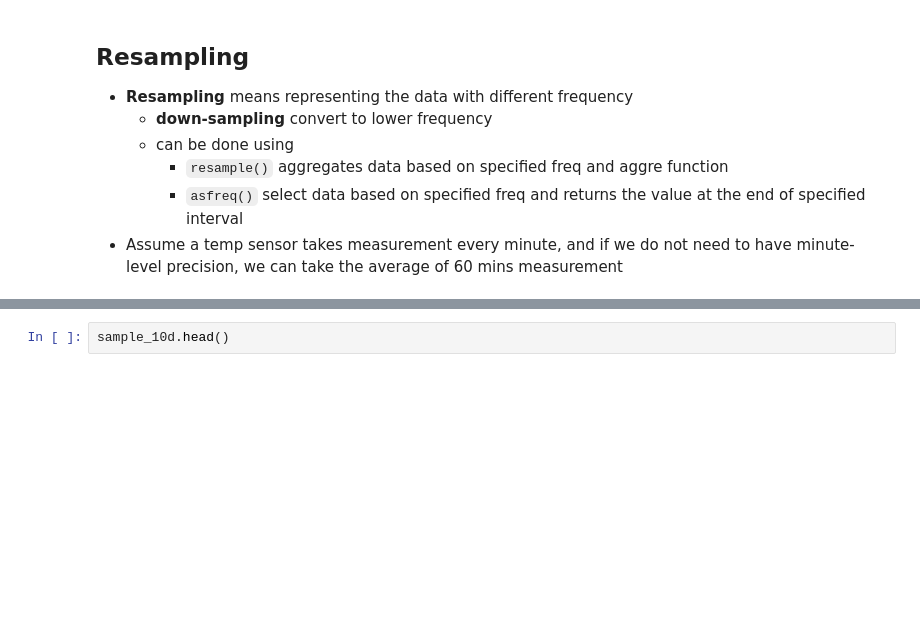
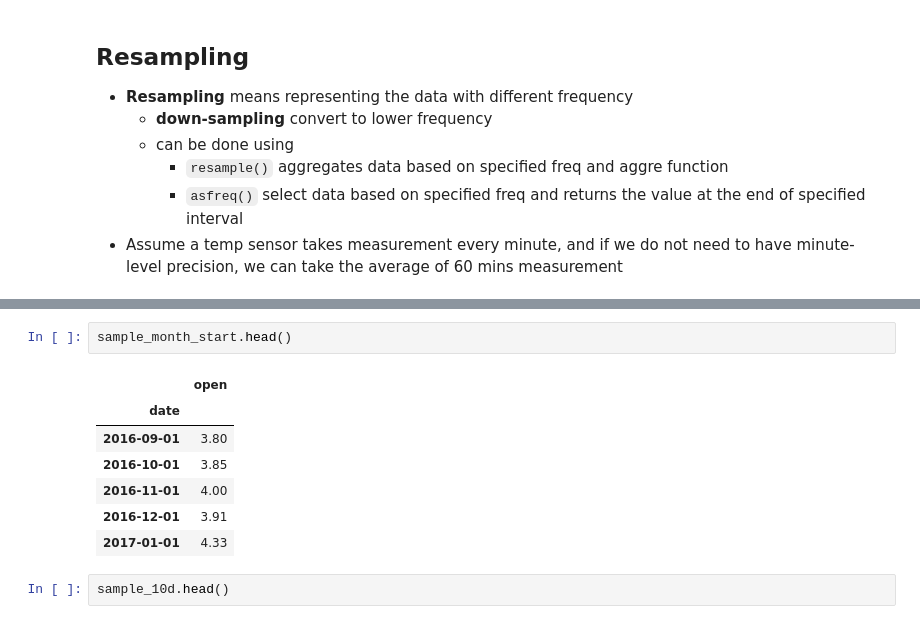
Before and after one commit to CodexploreRepo/time-series, a Jupyter notebook: notebook/resampling_shifting_rolling.ipynb, the cells around one changed output, grey strips where cells are left out. Saved outputs shown, nothing was run; the diff lists cells and outputs as text; blank space fills up the shorter version.

```diff
--- a/notebook/resampling_shifting_rolling.ipynb
+++ b/notebook/resampling_shifting_rolling.ipynb
@@ -70,3 +86,13 @@ plt.show()
+# %%
+sample_month_start.head()
+# %% [output]
+|  | open |
+| date |  |
+| 2016-09-01 | 3.80 |
+| 2016-10-01 | 3.85 |
+| 2016-11-01 | 4.00 |
+| 2016-12-01 | 3.91 |
+| 2017-01-01 | 4.33 |
 # %%
 sample_10d.head()
 # %% [output]
```
Also changed, not shown: parts of 3 cells of this notebook, 8 other files.
